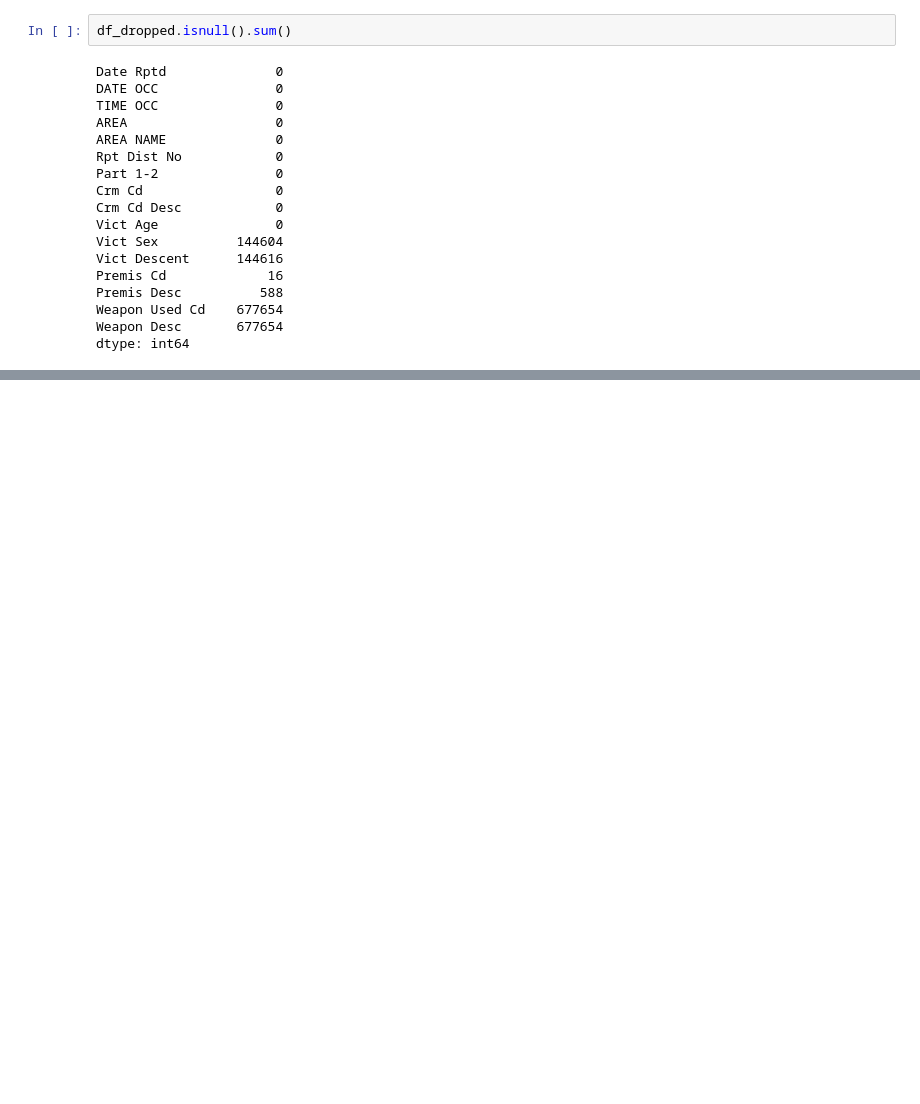
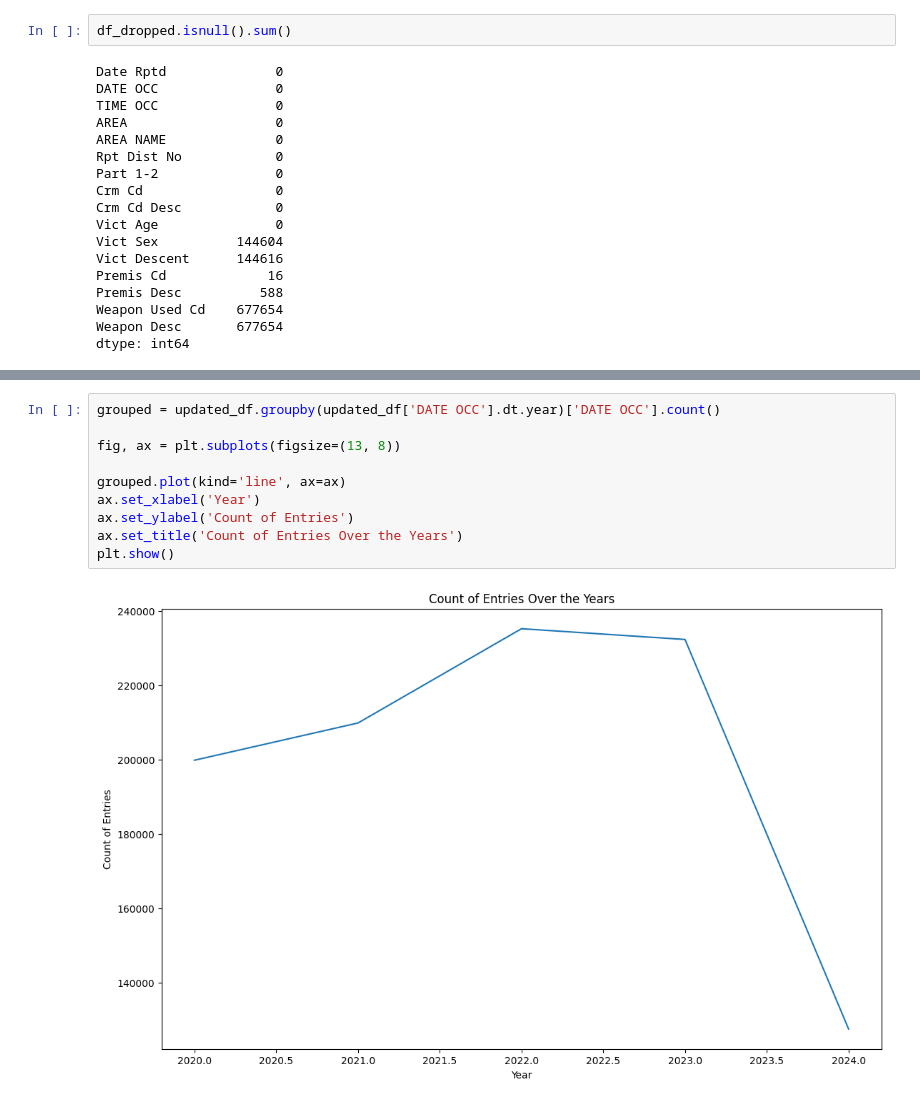
Before and after one commit to ChunKuiLau/Project-1, a Jupyter notebook: EDA mini project.ipynb, the cells around one changed output, grey strips where cells are left out. Saved outputs shown, nothing was run; the diff lists cells and outputs as text; blank space fills up the shorter version.

```diff
--- a/EDA mini project.ipynb
+++ b/EDA mini project.ipynb
@@ -249,0 +189,12 @@ df_dropped.sort_values(by =['Date Rptd'], ascending = True)
+# %%
+grouped = updated_df.groupby(updated_df['DATE OCC'].dt.year)['DATE OCC'].count()
+
+fig, ax = plt.subplots(figsize=(13, 8))
+
+grouped.plot(kind='line', ax=ax)
+ax.set_xlabel('Year')
+ax.set_ylabel('Count of Entries')
+ax.set_title('Count of Entries Over the Years')
+plt.show()
+# %% [output]
+[figure, added]
```
Also changed, not shown: parts of 10 cells of this notebook, 1 other file.
